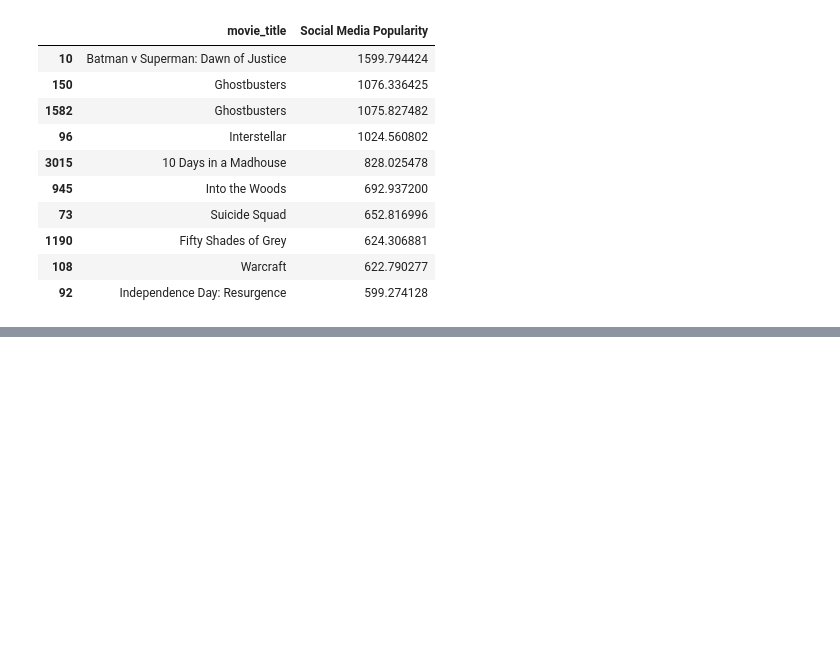
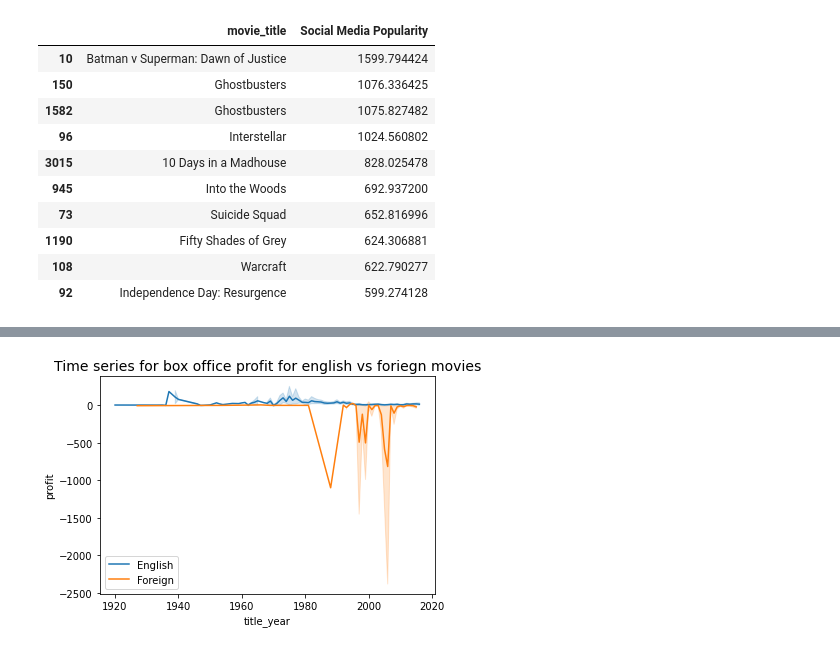
Before and after one commit to MSaaad/Data-science-practice, a Jupyter notebook: MovieRecommendation/IMDB Movie Data.ipynb, the cells around one changed output, grey strips where cells are left out. Cells and saved outputs as stored; diff of their text form; code cells hidden in the pictures; blank space fills up the shorter version.

```diff
--- a/MovieRecommendation/IMDB Movie Data.ipynb
+++ b/MovieRecommendation/IMDB Movie Data.ipynb
@@ -343,3 +343,5 @@ data[['movie_title','Social Media Popularity']].sort_values('Social Media Popula
 | 1190 | Fifty Shades of Grey | 624.306881 |
 | 108 | Warcraft | 622.790277 |
 | 92 | Independence Day: Resurgence | 599.274128 |
+# %%
+data['title_year'] = data['title_year'].astype('int')
@@ -345,0 +363,7 @@ data[['movie_title','Social Media Popularity']].sort_values('Social Media Popula
+# %%
+sns.lineplot(data['title_year'], data['profit'],hue=data['language'])
+plt.title('Time series for box office profit for english vs foriegn movies',fontsize= 14)
+plt.legend()
+plt.show()
+# %% [output]
+[figure, added]
```
Also changed, not shown: parts of 6 cells of this notebook.
